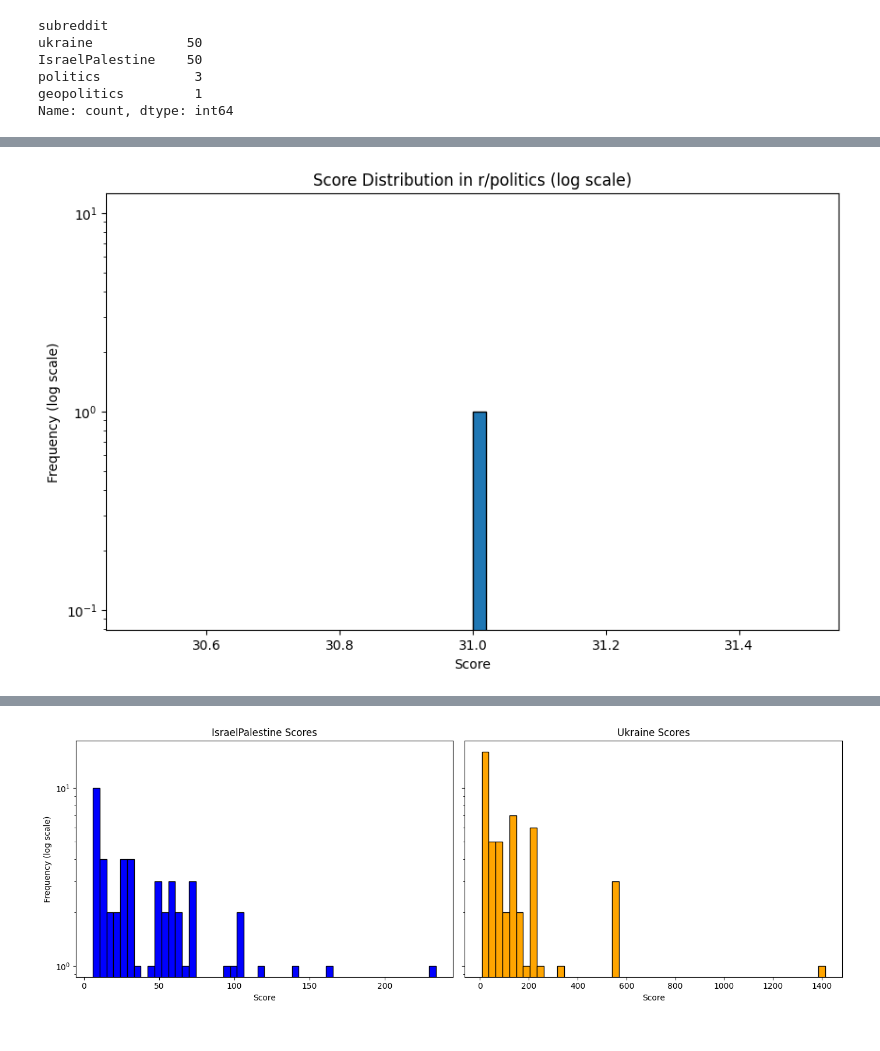
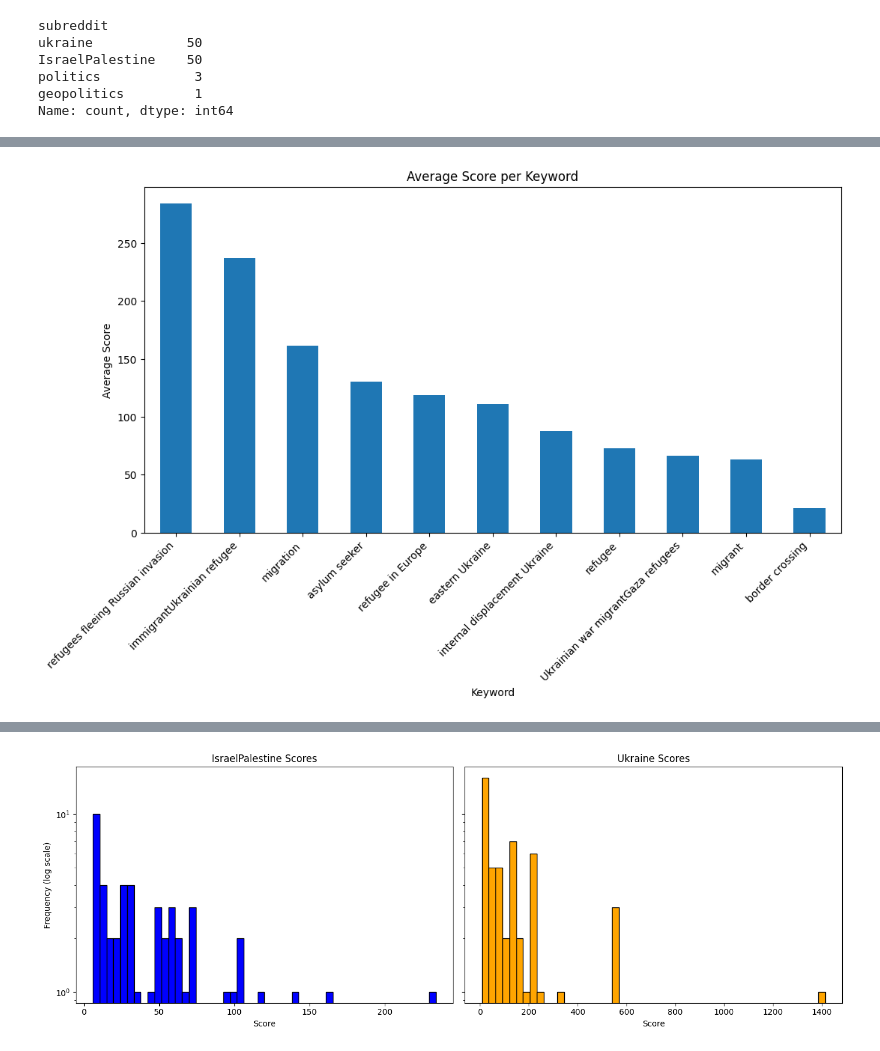
Before and after one commit to AnnaVerbytska/Migration_Sentiment, a Jupyter notebook: notebooks/eda.ipynb, the cells around one changed output, grey strips where cells are left out. Cells and saved outputs as stored; diff of their text form; code cells hidden in the pictures.

```diff
--- a/notebooks/eda.ipynb
+++ b/notebooks/eda.ipynb
@@ -98,12 +116,14 @@ asylum seeker                          1
 Name: count, dtype: int64
-# %%
-# Plotting the score distribution for a specific subreddit
-plt.figure(figsize=(10,6))
-scores = df[df['subreddit'] == 'geopolitics']['score']
-plt.hist(scores, bins=50, log=True, edgecolor='black')
-plt.title('Score Distribution in r/politics (log scale)')
-plt.xlabel('Score')
-plt.ylabel('Frequency (log scale)')
-plt.show()
-# %% [output]
-[figure, removed]
+# %%
+# Q: which keywords are most associated with higher/lower scores?
+# compute average score per keyword
+avg_scores = df.groupby("keyword")["score"].mean().sort_values(ascending=False)
+
+avg_scores.plot(kind="bar", figsize=(12,6))
+plt.title("Average Score per Keyword")
+plt.ylabel("Average Score")
+plt.xlabel("Keyword")
+plt.xticks(rotation=45, ha="right")
+plt.show()
+# %% [output]
+[figure, added]
```
Also changed, not shown: parts of 10 cells of this notebook, 1 other file.
